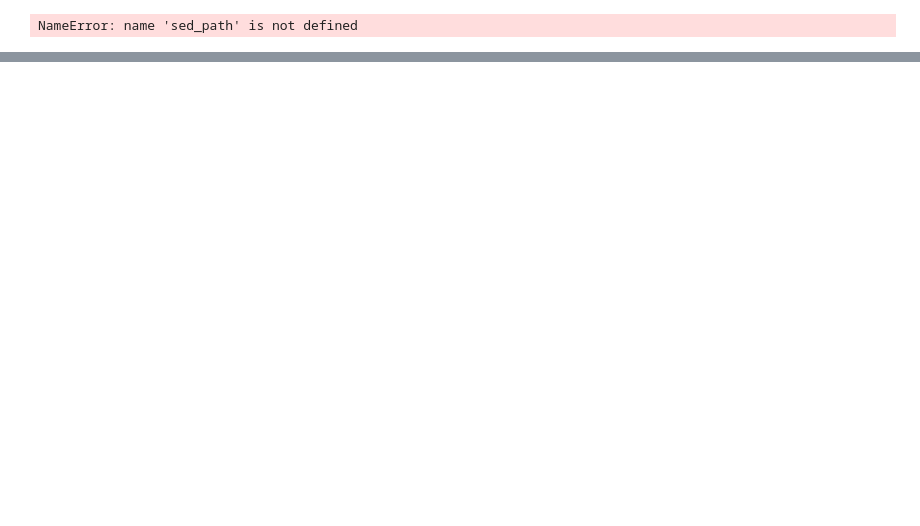
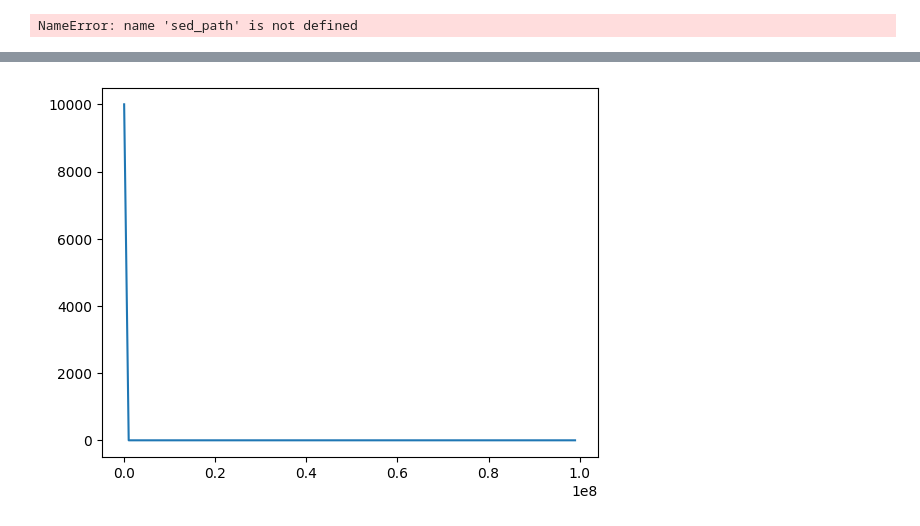
Before and after one commit to synthesizer-project/synference, a Jupyter notebook: scripts/other/random.ipynb, the cells around one changed output, grey strips where cells are left out. Saved outputs shown, nothing was run; the diff lists cells and outputs as text; code cells hidden in the pictures; blank space fills up the shorter version.

```diff
--- a/scripts/other/random.ipynb
+++ b/scripts/other/random.ipynb
@@ -518,0 +559,9 @@ def lognormal(self, sfr, param):
+# %%
+model = SFH.DelayedExponential
+
+# Define the parameters for the model
+
+sfh = model(max_age=0.01*Myr, tau=1000*Myr)
+sfh.plot_sfh(t_range=(0, 1e8))
+# %% [output]
+[figure, added]
```
Also changed, not shown: parts of 4 cells of this notebook, 13 other files.
